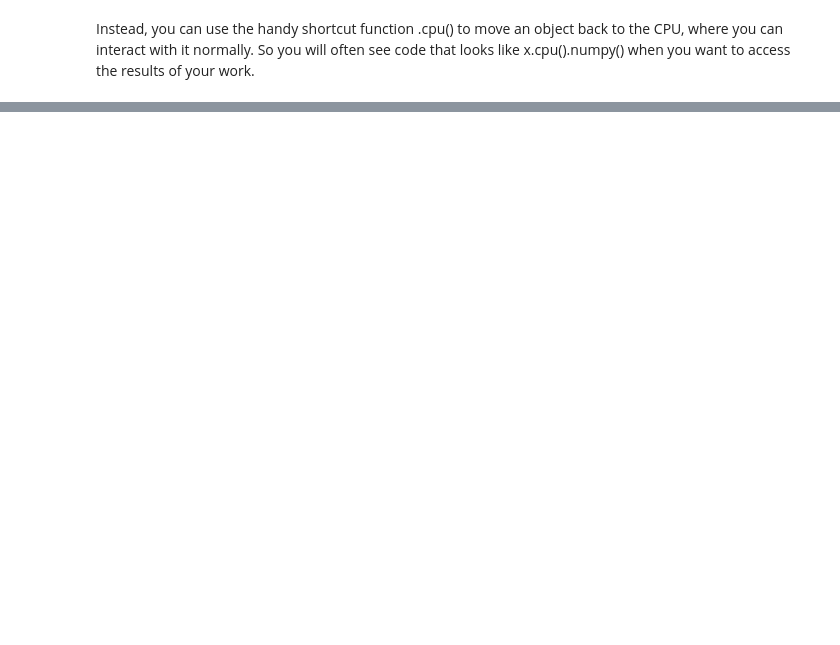
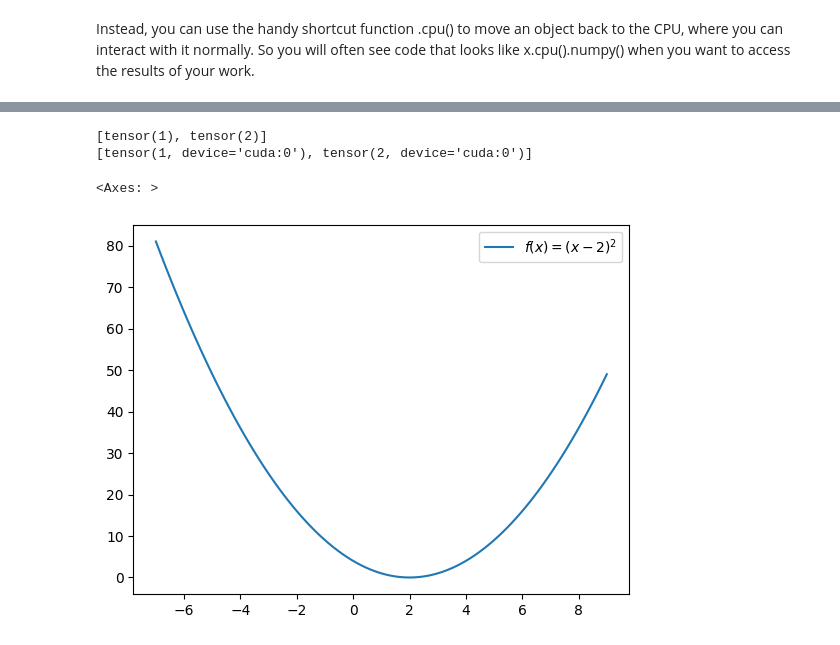
Before and after one commit to DataScientistTX/PyTorch_Projects, a Jupyter notebook: PyTorch_basics.ipynb, the cells around one changed output, grey strips where cells are left out. Drawn from its saved outputs; the diff is of its cells as text; code cells hidden in the pictures; blank space fills up the shorter version.

```diff
--- a/PyTorch_basics.ipynb
+++ b/PyTorch_basics.ipynb
@@ -222,0 +223,39 @@ Instead, you can use the handy shortcut function .cpu() to move an object back t
+# %%
+def moveTo(obj, device):
+    """
+    obj: the python object to move to a device, or to move its contents to a device
+    device: the compute device to move objects to
+    """
+    if isinstance(obj, list):
+        return [moveTo(x, device) for x in obj]
+    elif isinstance(obj, tuple):
+        return tuple(moveTo(list(obj), device))
+    elif isinstance(obj, set):
+        return set(moveTo(list(obj), device))
+    elif isinstance(obj, dict):
+        to_ret = dict()
+        for key, value in obj.items():
+            to_ret[moveTo(key, device)] = moveTo(value, device)
+        return to_ret
+    elif hasattr(obj, "to"):
+        return obj.to(device)
+    else:
+        return obj
+
+some_tensors = [torch.tensor(1), torch.tensor(2)]
+print(some_tensors)
+print(moveTo(some_tensors, device))
+# %% [output]
+[tensor(1), tensor(2)]
+[tensor(1, device='cuda:0'), tensor(2, device='cuda:0')]
+# %%
+def f(x):
+    return torch.pow((x-2.0), 2)
+
+x_axis_vals = np.linspace(-7,9,100)
+y_axis_vals = f(torch.tensor(x_axis_vals)).numpy()
+
+sns.lineplot(x=x_axis_vals, y=y_axis_vals, label='$f(x)=(x-2)^2$')
+# %% [output]
+<Axes: >
+[figure, added]
```
Also changed, not shown: parts of 20 cells of this notebook.
